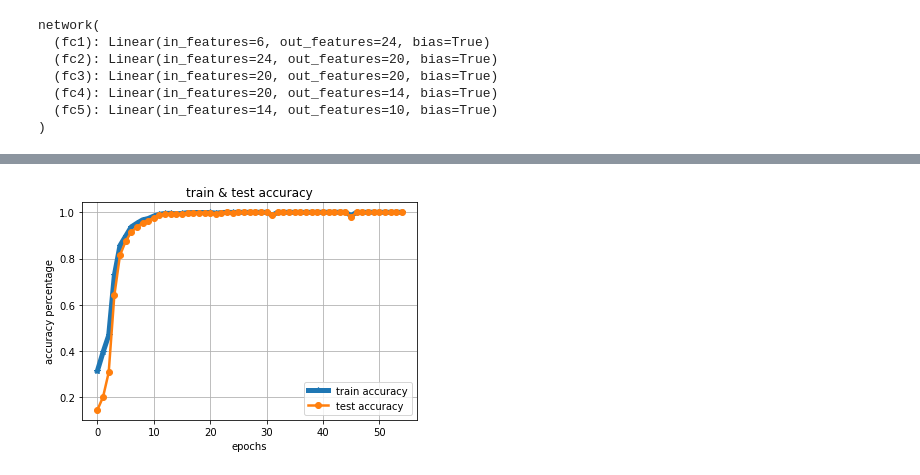
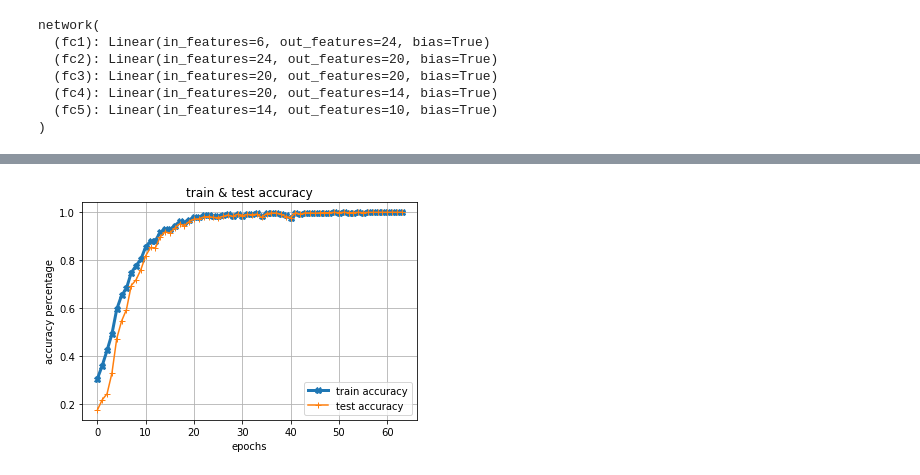
Before and after one commit to salama4ai/Proteinea, a Jupyter notebook: model/training_days.ipynb, the cells around one changed output, grey strips where cells are left out. Drawn from its saved outputs; the diff is of its cells as text; code cells hidden in the pictures.

```diff
--- a/model/training_days.ipynb
+++ b/model/training_days.ipynb
@@ -37,7 +37,7 @@ def set_random_seed(seed=7, deterministic=True):
 seed=7
 set_random_seed(seed=seed)
 # %%
-df = pd.read_csv("../data/data.csv")
+df = pd.read_csv("../data/data.csv", index_col="index", converters={'valid_years_days_dict': eval})
 df.head(7)
 # %% [output]
 |  | weekday_name | month | leap_year_condition | decade | output | output_year_digit | output_year | ... |
@@ -152,12 +139,21 @@ Name: valid_group_days_index, dtype: int64
 # %% [markdown]
 **the output column is imbalanced**
 # %%
-# splitting the data
-xtrain_day, xtest_day, ytrain_day, ytest_day = train_test_split(x_day, y_day,
-                                                                test_size=0.19,
-                                                                shuffle=True,
-                                                                random_state=seed,
-                                                                stratify=df.valid_group_days_index)
+# import the same data indices for training and test which used in train_year notebook which saved in csv files
+train_indices = pd.read_csv("../data/train_indices.csv", index_col="index").index
+test_indices = pd.read_csv("../data/test_indices.csv", index_col="index").index
+
+xtrain_day = x_day.iloc[train_indices, :]
+xtest_day = x_day.iloc[test_indices, :]
+ytrain_day = y_day.iloc[train_indices]
+ytest_day = y_day.iloc[test_indices]
+
+# # so i will not need to use this train_test_split function here
+# xtrain_day, xtest_day, ytrain_day, ytest_day = train_test_split(x_day, y_day,
+#                                                                 test_size=0.19,
+#                                                                 shuffle=True,
+#                                                                 random_state=seed,
+#                                                                 stratify=df.valid_group_days_index)
 
 # make oversampling to fix the imbalanced classes
 ros = RandomOverSampler(random_state=7)
@@ -272,7 +268,7 @@ lr = 0.001
 # loss and optimizer initializing
 criterion = nn.CrossEntropyLoss()
 optimizer = torch.optim.Adam(model.parameters(), lr=lr)
-schedular = torch.optim.lr_scheduler.ReduceLROnPlateau(optimizer, factor=0.1, patience=0, verbose=True)
+schedular = torch.optim.lr_scheduler.ReduceLROnPlateau(optimizer, factor=0.1, patience=53, verbose=True)
 model
 # %% [output]
 network(
@@ -283,7 +279,7 @@ network(
   (fc5): Linear(in_features=14, out_features=10, bias=True)
 )
 # %%
-num_epochs = 55
+num_epochs = 155
 def train_model(num_epochs, data_loader=train_loader_day):
     num_batches = len(data_loader)
     print(f"""batch_size = {batch_size} \n starting learning rate = {lr} \n number of epochs = {num_epochs}\
@@ -321,8 +317,8 @@ def train_model(num_epochs, data_loader=train_loader_day):
         time_elapsed = {((time.time()-start_time)/60):.1f} minuts")
         result_train_acc += [train_acc]
         result_test_acc += [test_acc]
+        schedular.step(test_acc)
         if test_acc==1 and train_acc==1:
-            # schedular.step(test_acc)
             return result_train_acc, result_test_acc
     return result_train_acc, result_test_acc
 result_train_acc, result_test_acc = train_model(num_epochs, data_loader=train_loader_day)
@@ -365,15 +361,15 @@ after only 55 epochs
 # %%
 train_line_val = np.array([val.cpu() for val in result_train_acc]) # just replace val with val.cpu() if output is cuda
 test_line_val = np.array([val.cpu() for val in result_test_acc]) # just replace val with val.cpu() if output is cuda
 
-train_line, = plt.plot((range(len(train_line_val))), train_line_val, label="train accuracy", marker="*", linewidth=5)
-test_line, = plt.plot((range(len(test_line_val))), test_line_val, label="test accuracy", marker="o", linewidth=2.5)
+train_line, = plt.plot((range(len(train_line_val))), train_line_val, label="train accuracy", marker="x", linewidth=3)
+test_line, = plt.plot((range(len(test_line_val))), test_line_val, label="test accuracy", marker="+", linewidth=1.5)
 plt.legend(loc="best", handles=[train_line, test_line])
 plt.title("train & test accuracy")
 plt.xlabel("epochs")
 plt.ylabel("accuracy percentage")
 plt.grid()
 plt.show()
 # %% [output]
-[figure, old version]
+[figure, new version]
 # %%
```
Also changed, not shown: parts of 15 cells of this notebook, 13 other files.
